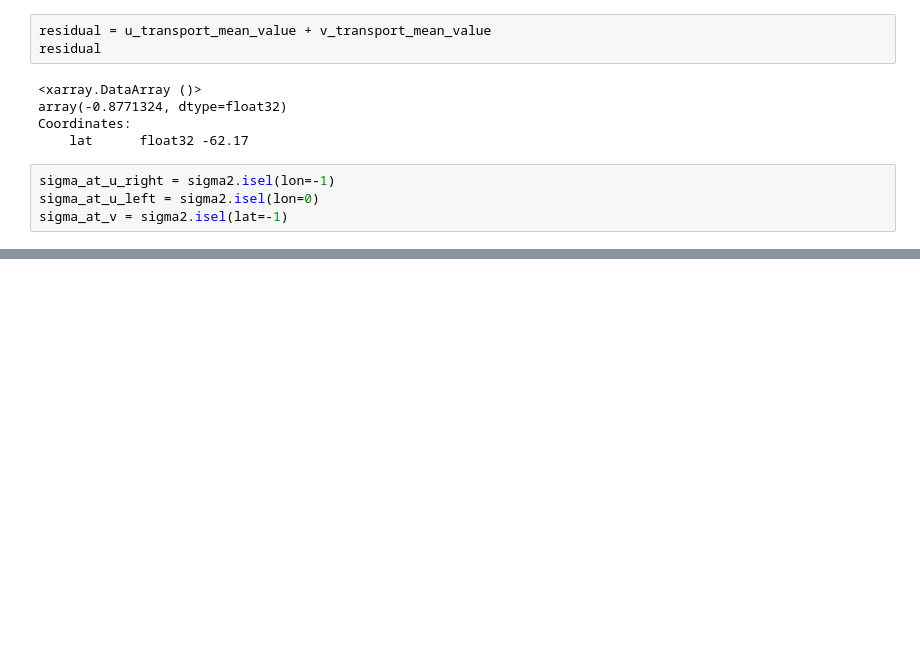
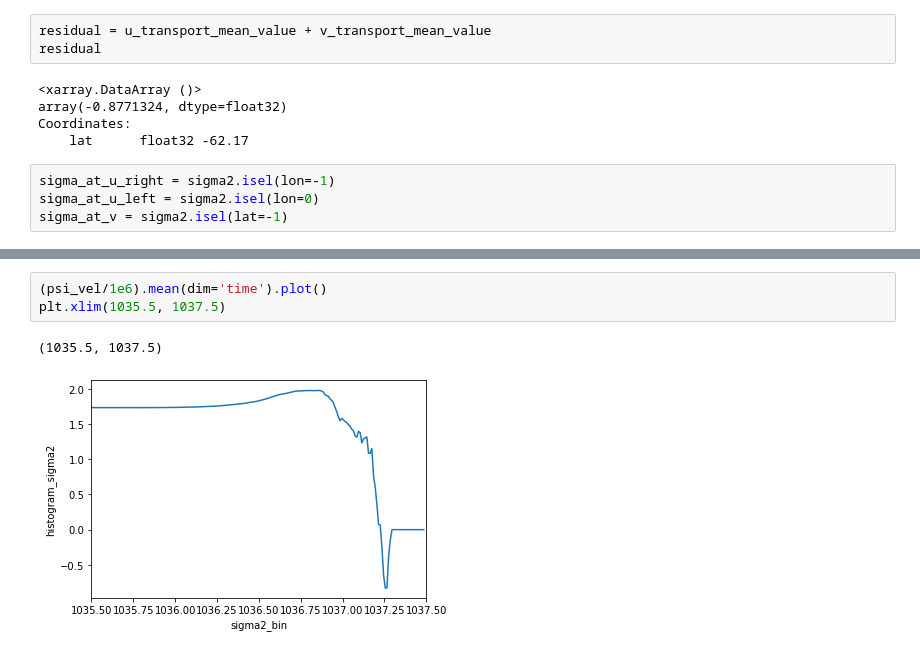
Before and after one commit to ocean-transport/WMT-project, a Jupyter notebook: GODAS/wmt-budget-sigma-space.ipynb, the cells around one changed output, grey strips where cells are left out. Drawn from its saved outputs; the diff is of its cells as text; blank space fills up the shorter version.

```diff
--- a/GODAS/wmt-budget-sigma-space.ipynb
+++ b/GODAS/wmt-budget-sigma-space.ipynb
@@ -600,0 +717,6 @@ sigma_at_v = sigma2.isel(lat=-1)
+# %%
+(psi_vel/1e6).mean(dim='time').plot()
+plt.xlim(1035.5, 1037.5)
+# %% [output]
+(1035.5, 1037.5)
+[figure, added]
```
Also changed, not shown: parts of 27 cells of this notebook.
